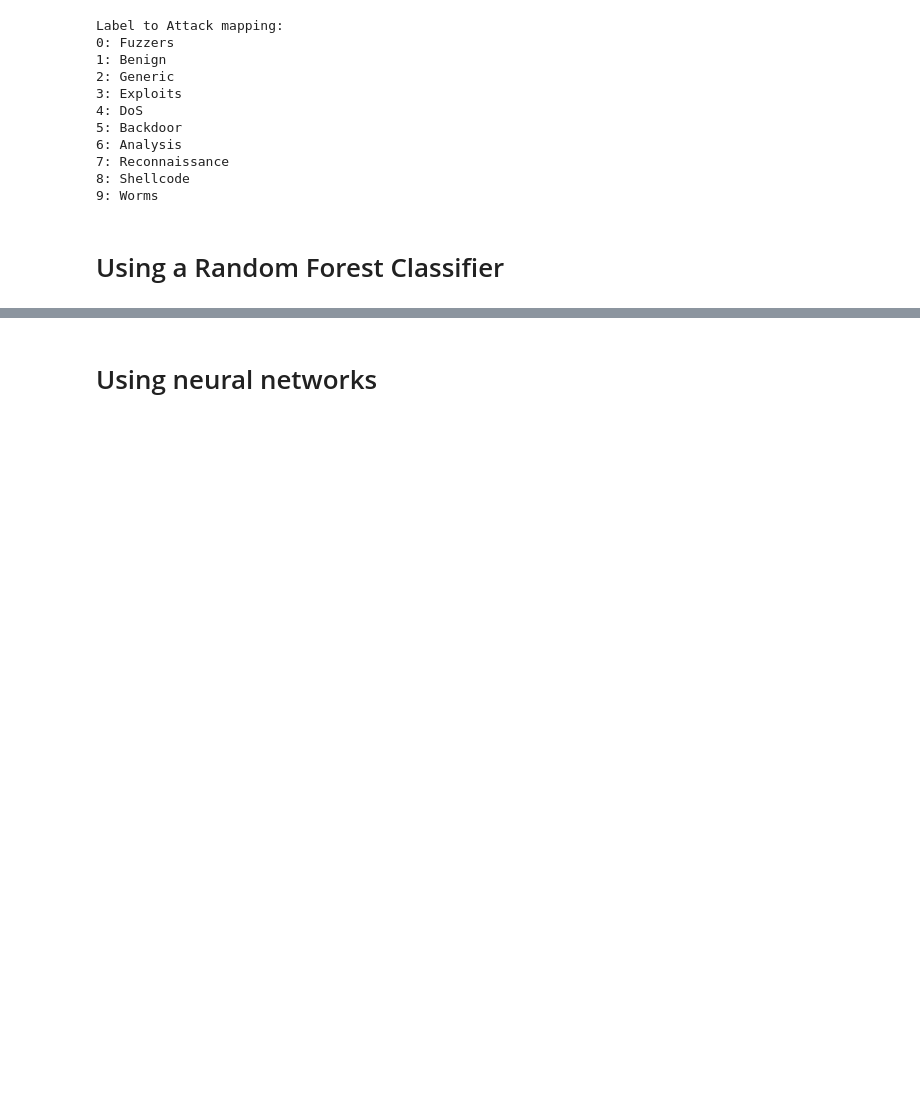
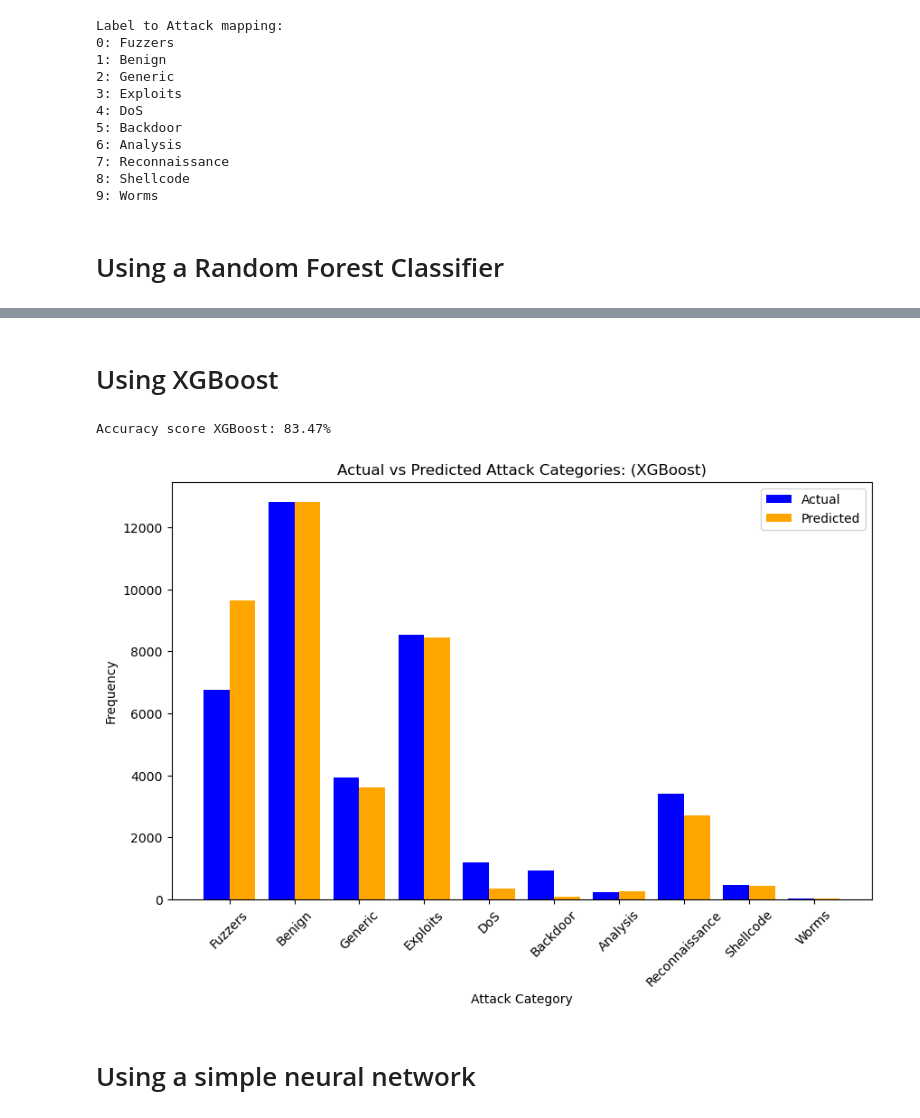
Before and after one commit to lilysli/intrusion-detection-classifier, a Jupyter notebook: src/intrusion-detection-classifier.ipynb, the cells around one changed output, grey strips where cells are left out. Cells and saved outputs as stored; diff of their text form; code cells hidden in the pictures; blank space fills up the shorter version.

Commit message:
added xgboost decision tree

```diff
--- a/src/intrusion-detection-classifier.ipynb
+++ b/src/intrusion-detection-classifier.ipynb
@@ -171,6 +139,29 @@ weighted avg       0.83      0.83      0.82     38363
 [figure]
+# %% [markdown]
+# Using XGBoost
+# %%
+# Further split training data into fitting and evaluation sets
+# Use 80% of training data for fitting and 20% for evaluation
+n = int(len(X_train)*0.8)
+X_train_fit, X_train_eval, y_train_fit, y_train_eval = X_train[:n], X_train[n:], y_train[:n], y_train[n:]
+# %%
+# Train XGBoost model with early stopping
+xgb_model = XGBClassifier(n_estimators = 500, learning_rate = 0.1,verbosity = 0, random_state = 42, early_stopping_rounds = 10)
+xgb_model.fit(X_train_fit,y_train_fit, eval_set = [(X_train_eval,y_train_eval)])
+# %%
+# Predict on test set
+y_xgb_pred = xgb_model.predict(X_test)
+
+# Print accuracy
+print(f"Accuracy score XGBoost: {accuracy_score(y_test, y_xgb_pred)*100:.2f}%")
+
+# Plot histogram of actual vs predicted categories
+helper.plot_actual_vs_predicted(y_test, y_xgb_pred, label_mapping, model="XGBoost")
+# %% [output]
+Accuracy score XGBoost: 83.47%
+[figure, added]
 # %% [markdown]
-# Using neural networks
+# Using a simple neural network
 # %%
 # Get the number of features for the input layer
 num_features = X_train.shape[1]
```
Also changed, not shown: parts of 4 cells of this notebook, 1 other file.
